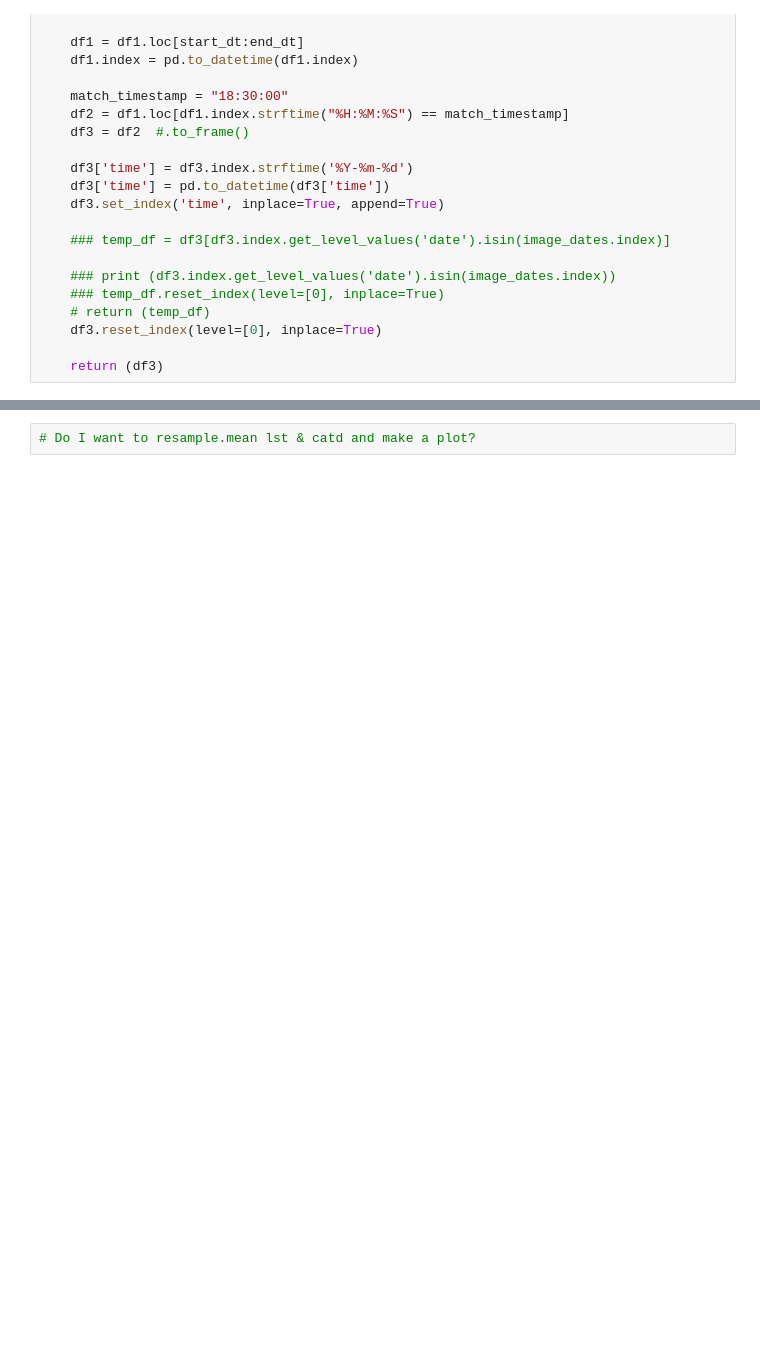
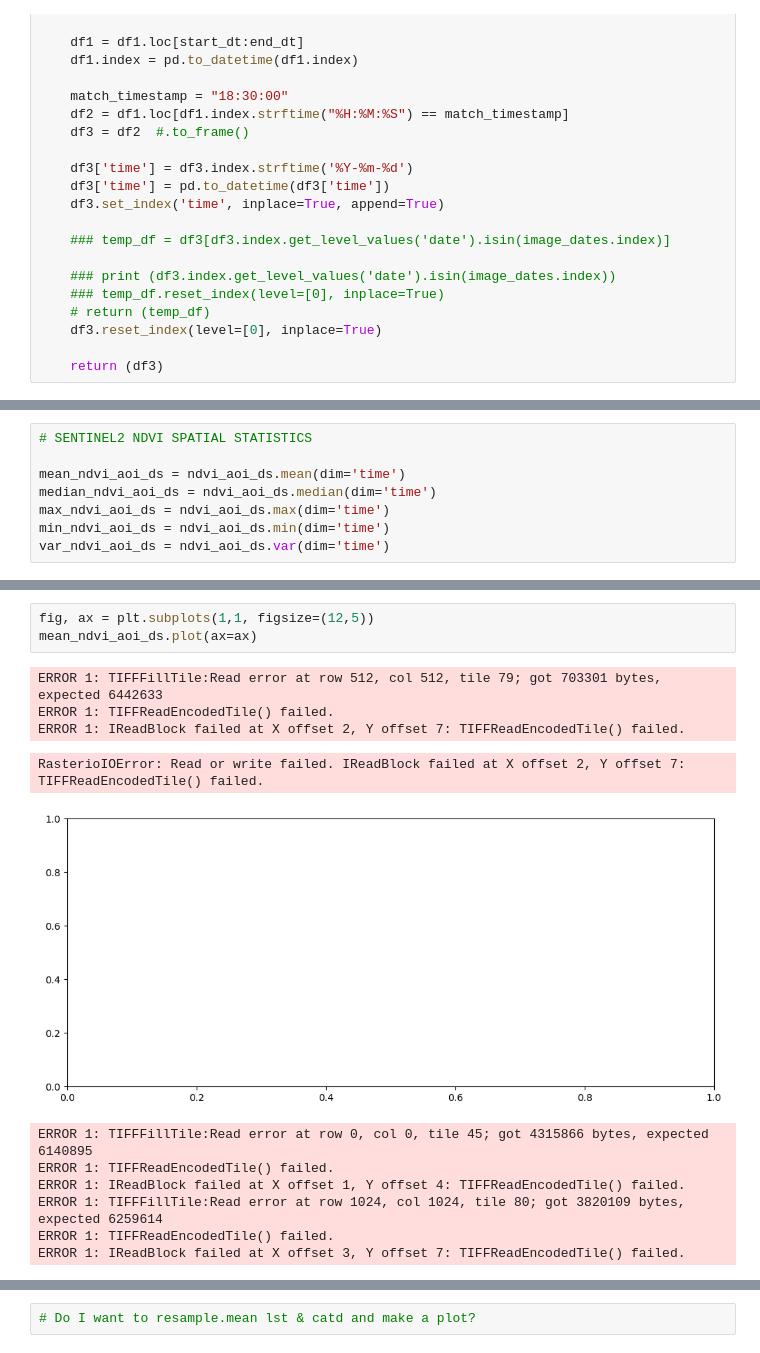
Before and after one commit to eculler/lst-crop-stress-capstone, a Jupyter notebook: exploratory/tcruicks-final-v1.ipynb, the cells around one changed output, grey strips where cells are left out. Saved outputs shown, nothing was run; the diff lists cells and outputs as text; blank space fills up the shorter version.

```diff
--- a/exploratory/tcruicks-final-v1.ipynb
+++ b/exploratory/tcruicks-final-v1.ipynb
@@ -483,0 +484,8 @@ mean_df = mean_ndvi_aoi_ds.to_dataframe(name='s2_mean_ndvi')
+# %%
+# SENTINEL2 NDVI SPATIAL STATISTICS
+
+mean_ndvi_aoi_ds = ndvi_aoi_ds.mean(dim='time')
+median_ndvi_aoi_ds = ndvi_aoi_ds.median(dim='time')
+max_ndvi_aoi_ds = ndvi_aoi_ds.max(dim='time')
+min_ndvi_aoi_ds = ndvi_aoi_ds.min(dim='time')
+var_ndvi_aoi_ds = ndvi_aoi_ds.var(dim='time')
@@ -484 +508,16 @@ mean_df = mean_ndvi_aoi_ds.to_dataframe(name='s2_mean_ndvi')
+# %%
+fig, ax = plt.subplots(1,1, figsize=(12,5))
+mean_ndvi_aoi_ds.plot(ax=ax)
+# %% [output]
+ERROR 1: TIFFFillTile:Read error at row 512, col 512, tile 79; got 703301 bytes, expected 6442633
+ERROR 1: TIFFReadEncodedTile() failed.
+ERROR 1: IReadBlock failed at X offset 2, Y offset 7: TIFFReadEncodedTile() failed.
+RasterioIOError: Read or write failed. IReadBlock failed at X offset 2, Y offset 7: TIFFReadEncodedTile() failed.
+[figure, added]
+ERROR 1: TIFFFillTile:Read error at row 0, col 0, tile 45; got 4315866 bytes, expected 6140895
+ERROR 1: TIFFReadEncodedTile() failed.
+ERROR 1: IReadBlock failed at X offset 1, Y offset 4: TIFFReadEncodedTile() failed.
+ERROR 1: TIFFFillTile:Read error at row 1024, col 1024, tile 80; got 3820109 bytes, expected 6259614
+ERROR 1: TIFFReadEncodedTile() failed.
+ERROR 1: IReadBlock failed at X offset 3, Y offset 7: TIFFReadEncodedTile() failed.
 # %%
```
Also changed, not shown: parts of 19 cells of this notebook.
